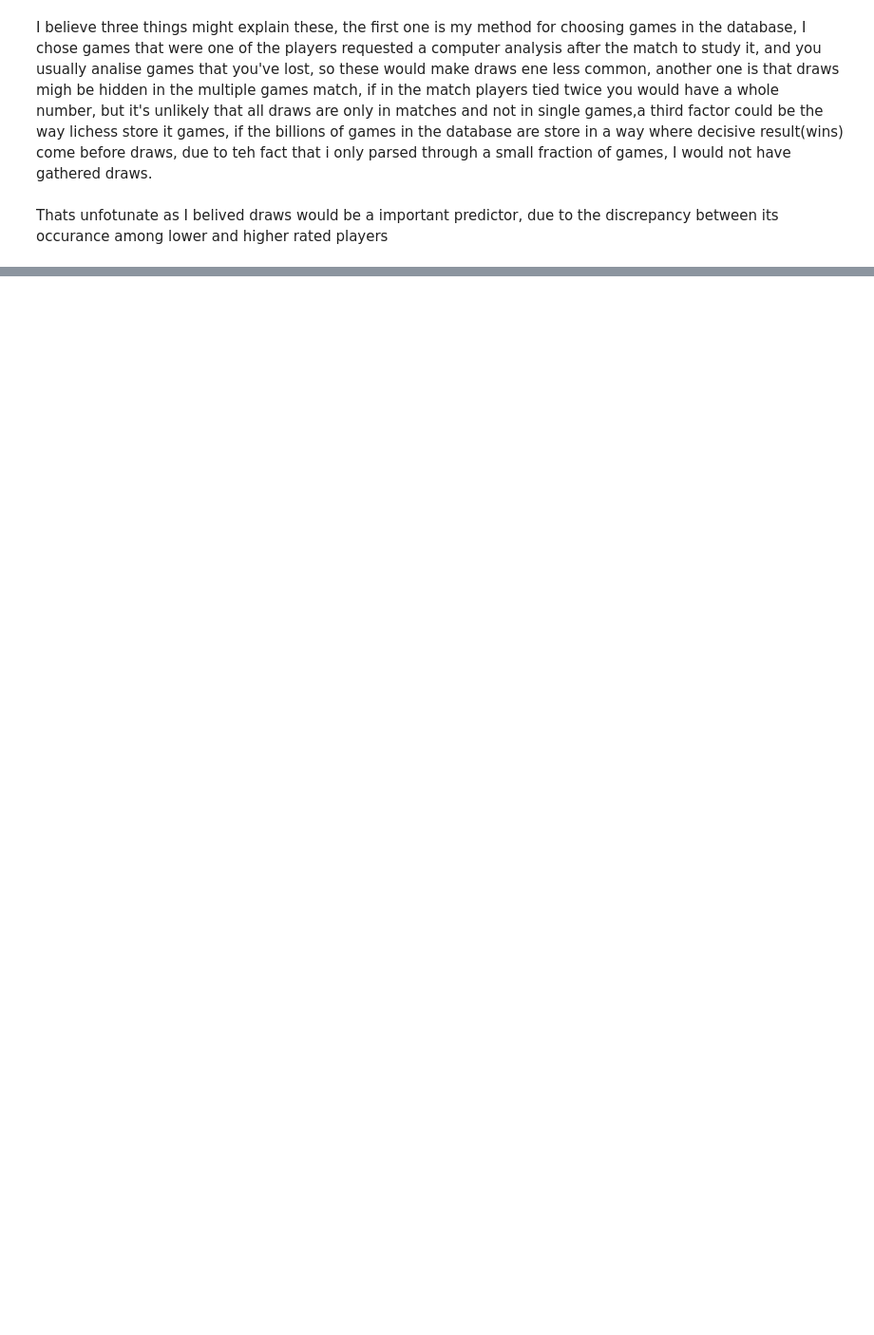
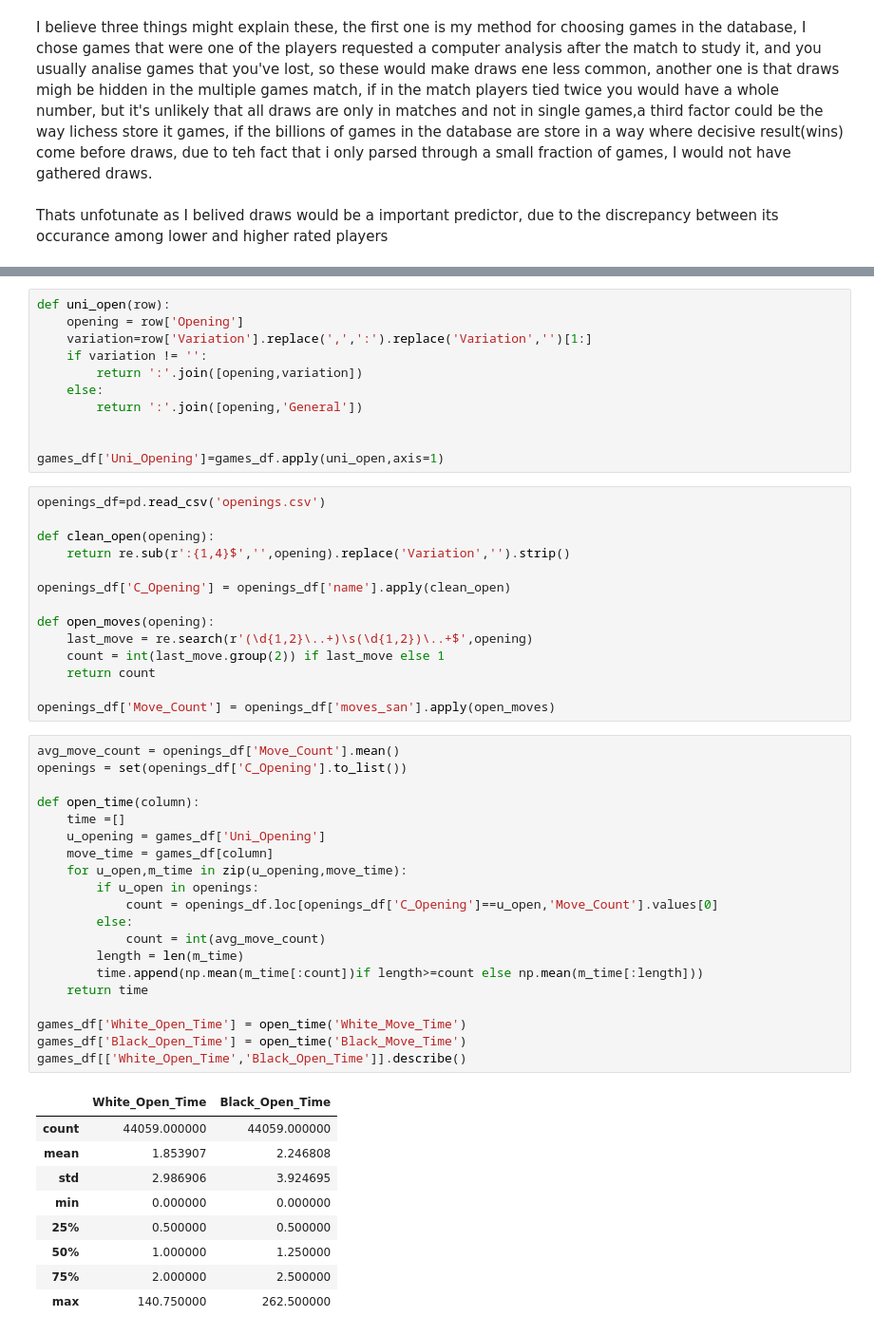
Before and after one commit to GuilhermeGAraujo/Chess_Rating_Predictor, a Jupyter notebook: Initial_EDA_&_more_cleaning.ipynb, the cells around one changed output, grey strips where cells are left out. Shown at 95% size. Drawn from its saved outputs; the diff is of its cells as text; blank space fills up the shorter version.

Commit message:
updated EDA and cleaning, also added zipped gam files

```diff
--- a/Initial_EDA_&_more_cleaning.ipynb
+++ b/Initial_EDA_&_more_cleaning.ipynb
@@ -215,0 +346,55 @@ Our ttest show us that averages are in fact different from each other, so for th
+# %%
+def uni_open(row):
+    opening = row['Opening']
+    variation=row['Variation'].replace(',',':').replace('Variation','')[1:]
+    if variation != '':
+        return ':'.join([opening,variation])
+    else:
+        return ':'.join([opening,'General'])
+
+
+games_df['Uni_Opening']=games_df.apply(uni_open,axis=1)
+# %%
+openings_df=pd.read_csv('openings.csv')
+
+def clean_open(opening):
+    return re.sub(r':{1,4}$','',opening).replace('Variation','').strip()
+
+openings_df['C_Opening'] = openings_df['name'].apply(clean_open)
+
+def open_moves(opening):
+    last_move = re.search(r'(\d{1,2}\..+)\s(\d{1,2})\..+$',opening)
+    count = int(last_move.group(2)) if last_move else 1
+    return count
+
+openings_df['Move_Count'] = openings_df['moves_san'].apply(open_moves)
+# %%
+avg_move_count = openings_df['Move_Count'].mean()
+openings = set(openings_df['C_Opening'].to_list())
+
+def open_time(column):
+    time =[]
+    u_opening = games_df['Uni_Opening']
+    move_time = games_df[column]
+    for u_open,m_time in zip(u_opening,move_time):
+        if u_open in openings:
+            count = openings_df.loc[openings_df['C_Opening']==u_open,'Move_Count'].values[0]
+        else:
+            count = int(avg_move_count)
+        length = len(m_time)
+        time.append(np.mean(m_time[:count])if length>=count else np.mean(m_time[:length]))
+    return time
+
+games_df['White_Open_Time'] = open_time('White_Move_Time')
+games_df['Black_Open_Time'] = open_time('Black_Move_Time')
+games_df[['White_Open_Time','Black_Open_Time']].describe()
+# %% [output]
+|  | White_Open_Time | Black_Open_Time |
+| count | 44059.000000 | 44059.000000 |
+| mean | 1.853907 | 2.246808 |
+| std | 2.986906 | 3.924695 |
+| min | 0.000000 | 0.000000 |
+| 25% | 0.500000 | 0.500000 |
+| 50% | 1.000000 | 1.250000 |
+| 75% | 2.000000 | 2.500000 |
+| max | 140.750000 | 262.500000 |
```
Also changed, not shown: parts of 36 cells of this notebook, 2 other files.
